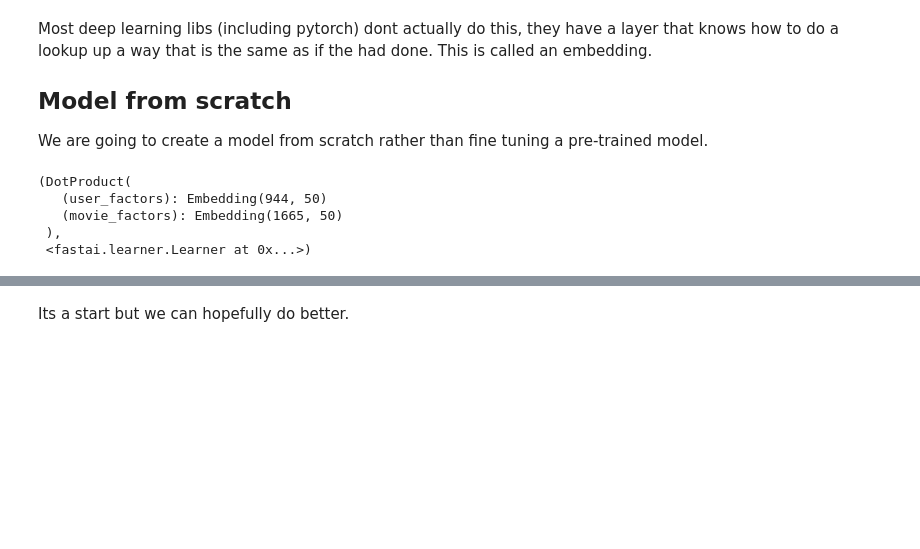
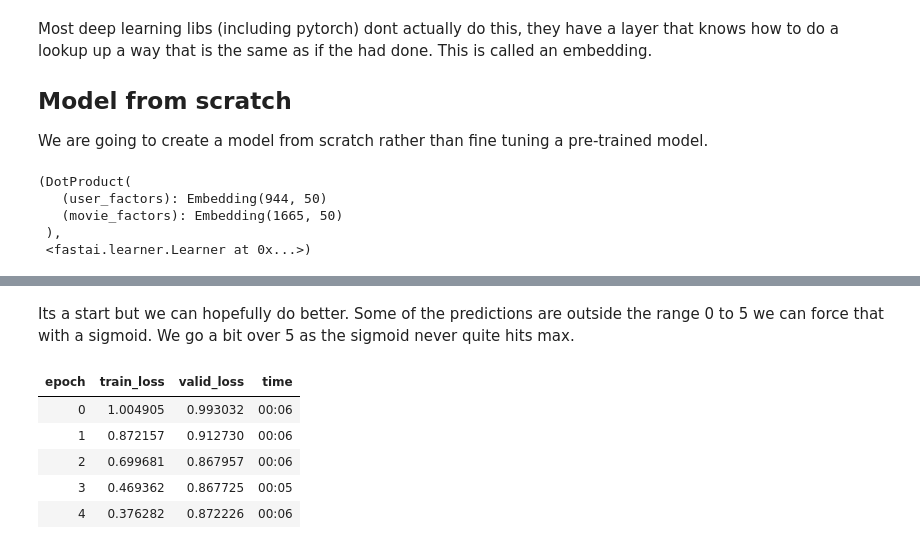
Before and after one commit to wouldadam/fastai-notebooks, a Jupyter notebook: collab-filtering.ipynb, the cells around one changed output, grey strips where cells are left out. Saved outputs shown, nothing was run; the diff lists cells and outputs as text; code cells hidden in the pictures; blank space fills up the shorter version.

```diff
--- a/collab-filtering.ipynb
+++ b/collab-filtering.ipynb
@@ -127,2 +127,31 @@ learn.fit_one_cycle(5, 5e-3)
-# %% [markdown]
-Its a start but we can hopefully do better.
+# %% [markdown]
+Its a start but we can hopefully do better. Some of the predictions are outside the range 0 to 5 we can force that with a sigmoid. We go a bit over 5 as the sigmoid never quite hits max.
+# %%
+# Make the model
+class DotProduct(Module):
+    def __init__(self, n_users, n_movies, n_factors, y_range=(0, 5.5)):
+        self.user_factors = Embedding(n_users, n_factors)
+        self.movie_factors = Embedding(n_movies, n_factors)
+        self.y_range = y_range
+
+    def forward(self, x):
+        # Col 0 is user idx
+        users = self.user_factors(x[:, 0])
+
+        # Col 1 is movie ids
+        movies = self.movie_factors(x[:, 1])
+
+        return sigmoid_range((users * movies).sum(dim=1), *self.y_range)
+
+
+model = DotProduct(n_users, n_movies, 50)
+learn = Learner(dls, model, loss_func=MSELossFlat())
+
+learn.fit_one_cycle(5, 5e-3)
+# %% [output]
+| epoch | train_loss | valid_loss | time |
+| 0 | 1.004905 | 0.993032 | 00:06 |
+| 1 | 0.872157 | 0.912730 | 00:06 |
+| 2 | 0.699681 | 0.867957 | 00:06 |
+| 3 | 0.469362 | 0.867725 | 00:05 |
+| 4 | 0.376282 | 0.872226 | 00:06 |
```
Also changed, not shown: parts of 18 cells of this notebook.
